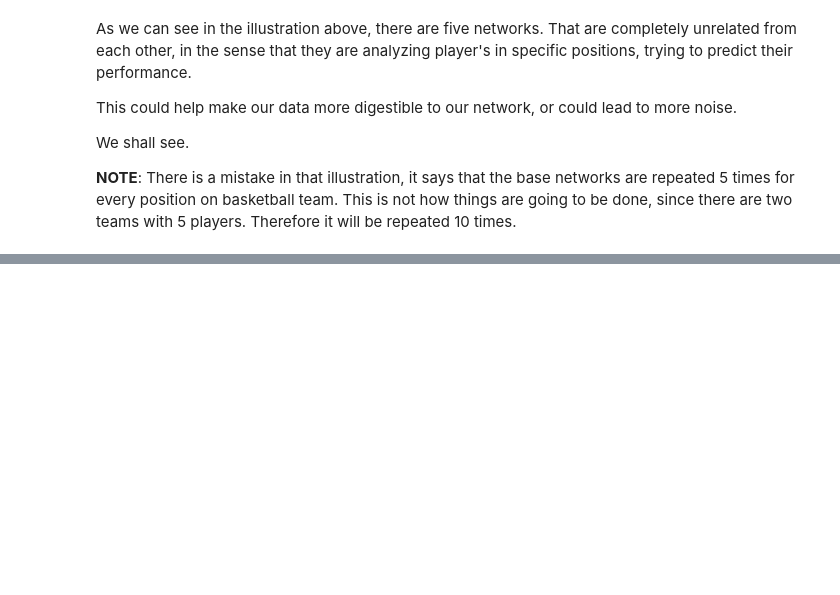
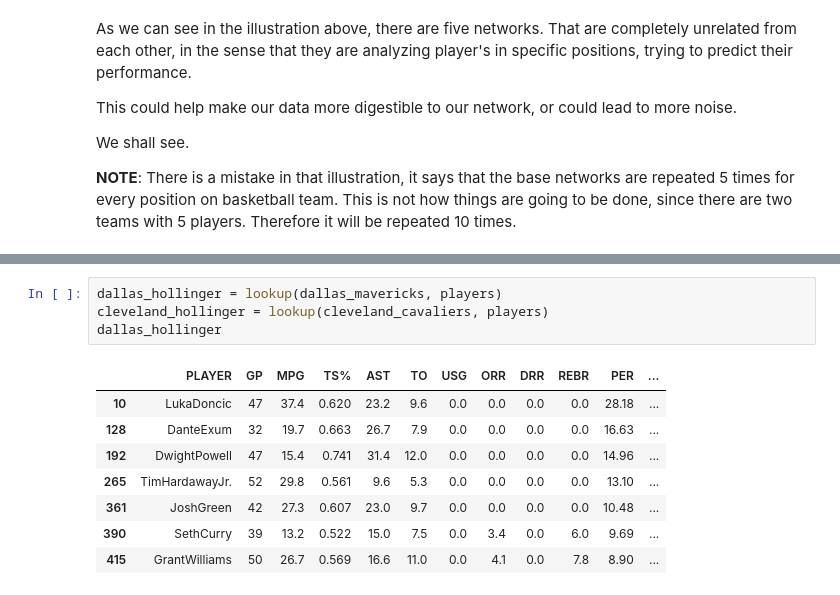
Before and after one commit to flannelmonke/HoopsForecast_Pro, a Jupyter notebook: 4_Model_Exploration/NN.ipynb, the cells around one changed output, grey strips where cells are left out. Drawn from its saved outputs; the diff is of its cells as text; blank space fills up the shorter version.

```diff
--- a/4_Model_Exploration/NN.ipynb
+++ b/4_Model_Exploration/NN.ipynb
@@ -110,0 +164,13 @@ We shall see.
+# %%
+dallas_hollinger = lookup(dallas_mavericks, players)
+cleveland_hollinger = lookup(cleveland_cavaliers, players)
+dallas_hollinger
+# %% [output]
+|  | PLAYER | GP | MPG | TS% | AST | TO | USG | ORR | DRR | REBR | PER | ... |
+| 10 | LukaDoncic | 47 | 37.4 | 0.620 | 23.2 | 9.6 | 0.0 | 0.0 | 0.0 | 0.0 | 28.18 | ... |
+| 128 | DanteExum | 32 | 19.7 | 0.663 | 26.7 | 7.9 | 0.0 | 0.0 | 0.0 | 0.0 | 16.63 | ... |
+| 192 | DwightPowell | 47 | 15.4 | 0.741 | 31.4 | 12.0 | 0.0 | 0.0 | 0.0 | 0.0 | 14.96 | ... |
+| 265 | TimHardawayJr. | 52 | 29.8 | 0.561 | 9.6 | 5.3 | 0.0 | 0.0 | 0.0 | 0.0 | 13.10 | ... |
+| 361 | JoshGreen | 42 | 27.3 | 0.607 | 23.0 | 9.7 | 0.0 | 0.0 | 0.0 | 0.0 | 10.48 | ... |
+| 390 | SethCurry | 39 | 13.2 | 0.522 | 15.0 | 7.5 | 0.0 | 3.4 | 0.0 | 6.0 | 9.69 | ... |
+| 415 | GrantWilliams | 50 | 26.7 | 0.569 | 16.6 | 11.0 | 0.0 | 4.1 | 0.0 | 7.8 | 8.90 | ... |
```
Also changed, not shown: parts of 13 cells of this notebook.
